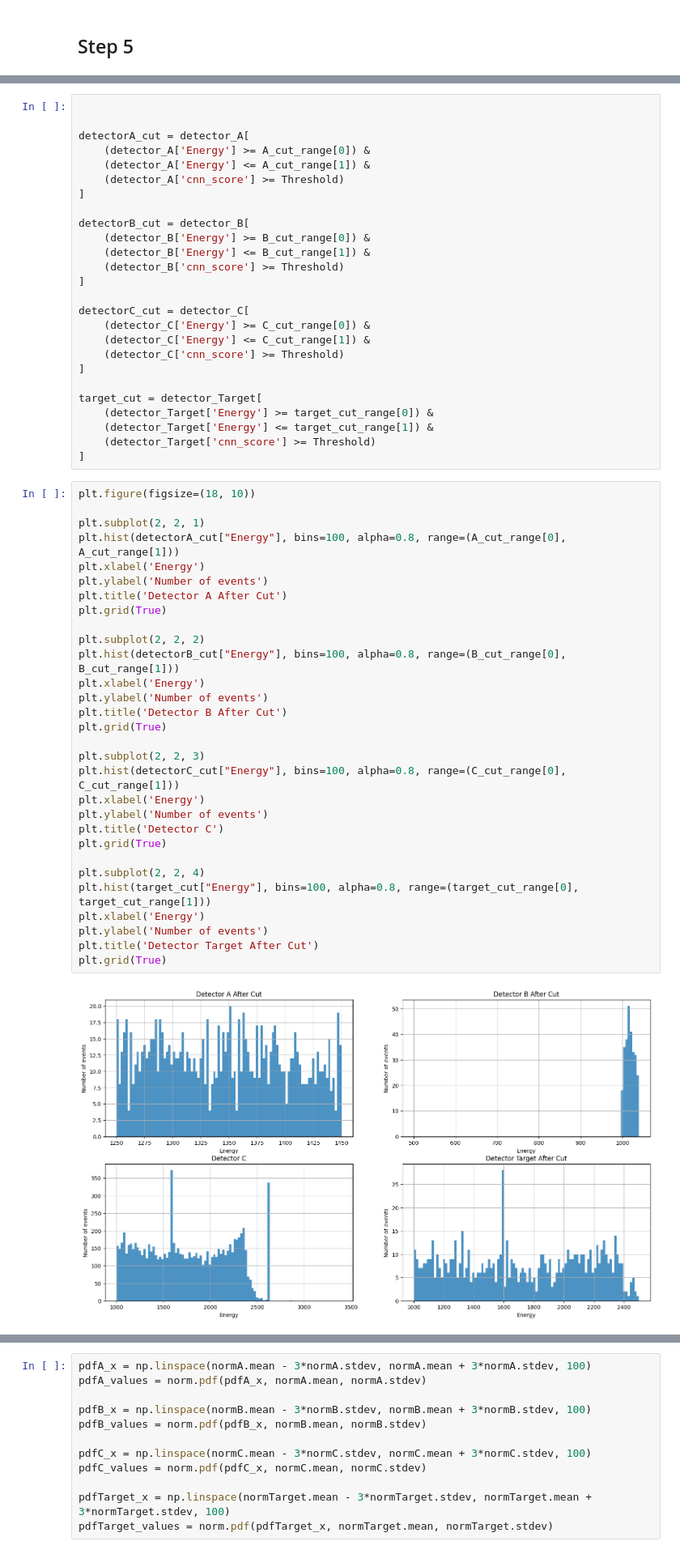
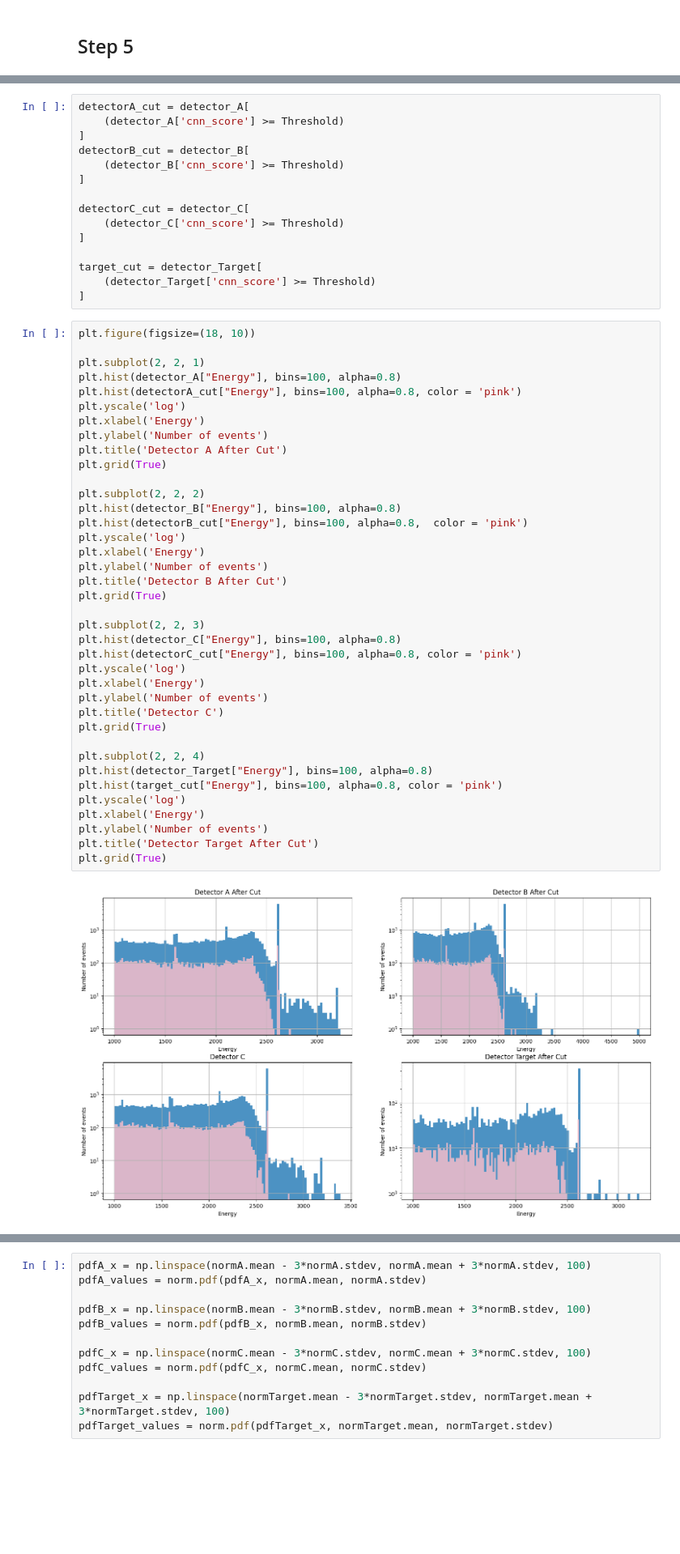
Before and after one commit to melissamp03/DSC291_FINAL-PROJECT, a Jupyter notebook: DSC291_Final-Project_2025.ipynb, the cells around one changed output, grey strips where cells are left out. Shown at 81% size. Saved outputs shown, nothing was run; the diff lists cells and outputs as text; blank space fills up the shorter version.

```diff
--- a/DSC291_Final-Project_2025.ipynb
+++ b/DSC291_Final-Project_2025.ipynb
@@ -171,58 +166,55 @@ target_cut_range = [1000, 2500]
 # %%
-
-
 detectorA_cut = detector_A[
-    (detector_A['Energy'] >= A_cut_range[0]) &
-    (detector_A['Energy'] <= A_cut_range[1]) &
     (detector_A['cnn_score'] >= Threshold)
 ]
-
 detectorB_cut = detector_B[
-    (detector_B['Energy'] >= B_cut_range[0]) &
-    (detector_B['Energy'] <= B_cut_range[1]) &
     (detector_B['cnn_score'] >= Threshold)
 ]
 
 detectorC_cut = detector_C[
-    (detector_C['Energy'] >= C_cut_range[0]) &
-    (detector_C['Energy'] <= C_cut_range[1]) &
     (detector_C['cnn_score'] >= Threshold)
 ]
 
 target_cut = detector_Target[
-    (detector_Target['Energy'] >= target_cut_range[0]) &
-    (detector_Target['Energy'] <= target_cut_range[1]) &
     (detector_Target['cnn_score'] >= Threshold)
 ]
 # %%
 plt.figure(figsize=(18, 10))
 
 plt.subplot(2, 2, 1)
-plt.hist(detectorA_cut["Energy"], bins=100, alpha=0.8, range=(A_cut_range[0], A_cut_range[1]))
+plt.hist(detector_A["Energy"], bins=100, alpha=0.8)
+plt.hist(detectorA_cut["Energy"], bins=100, alpha=0.8, color = 'pink')
+plt.yscale('log')
 plt.xlabel('Energy')
 plt.ylabel('Number of events')
 plt.title('Detector A After Cut')
 plt.grid(True)
 
 plt.subplot(2, 2, 2)
-plt.hist(detectorB_cut["Energy"], bins=100, alpha=0.8, range=(B_cut_range[0], B_cut_range[1]))
+plt.hist(detector_B["Energy"], bins=100, alpha=0.8)
+plt.hist(detectorB_cut["Energy"], bins=100, alpha=0.8,  color = 'pink')
+plt.yscale('log')
 plt.xlabel('Energy')
 plt.ylabel('Number of events')
 plt.title('Detector B After Cut')
 plt.grid(True)
 
 plt.subplot(2, 2, 3)
-plt.hist(detectorC_cut["Energy"], bins=100, alpha=0.8, range=(C_cut_range[0], C_cut_range[1]))
+plt.hist(detector_C["Energy"], bins=100, alpha=0.8)
+plt.hist(detectorC_cut["Energy"], bins=100, alpha=0.8, color = 'pink')
+plt.yscale('log')
 plt.xlabel('Energy')
 plt.ylabel('Number of events')
 plt.title('Detector C')
 plt.grid(True)
 
 plt.subplot(2, 2, 4)
-plt.hist(target_cut["Energy"], bins=100, alpha=0.8, range=(target_cut_range[0], target_cut_range[1]))
+plt.hist(detector_Target["Energy"], bins=100, alpha=0.8)
+plt.hist(target_cut["Energy"], bins=100, alpha=0.8, color = 'pink')
+plt.yscale('log')
 plt.xlabel('Energy')
 plt.ylabel('Number of events')
 plt.title('Detector Target After Cut')
 plt.grid(True)
 # %% [output]
-[figure, old version]
+[figure, new version]
```
Also changed, not shown: parts of 25 cells of this notebook.
